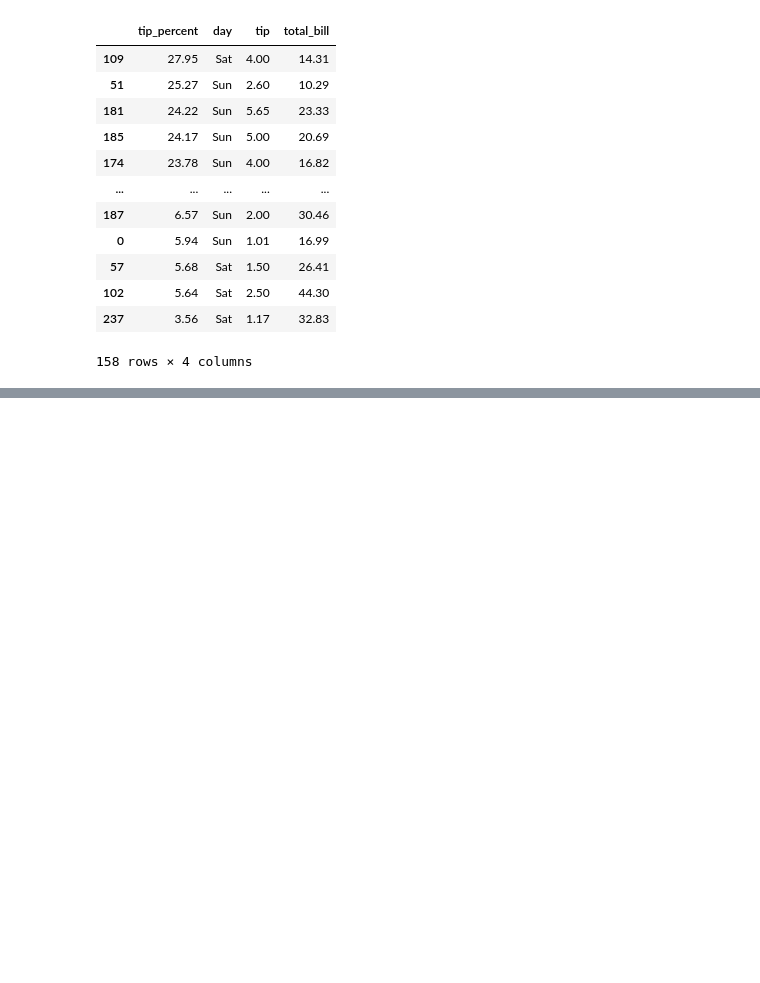
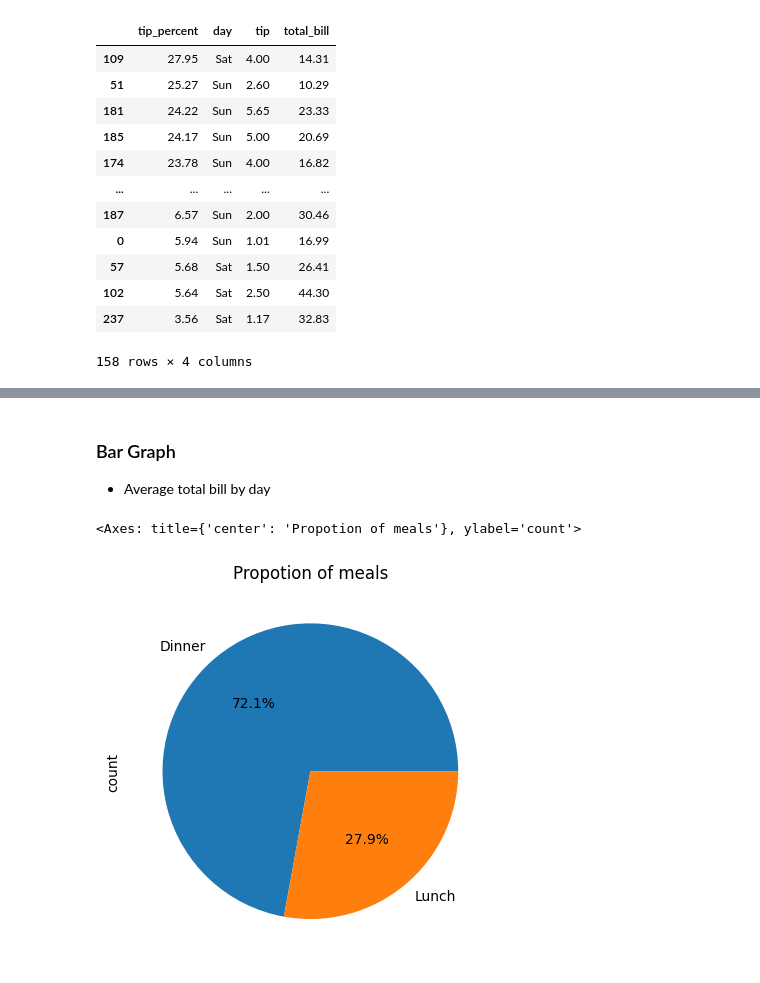
Before and after one commit to DharaKara/python-basics-sanlam, a Jupyter notebook: day16_pandas.ipynb, the cells around one changed output, grey strips where cells are left out. Cells and saved outputs as stored; diff of their text form; code cells hidden in the pictures; blank space fills up the shorter version.

```diff
--- a/day16_pandas.ipynb
+++ b/day16_pandas.ipynb
@@ -279,7 +269,6 @@ tips_df.tail(6).iloc[2:4, 1:5]
 # %% [markdown]
 ### task: find the rows with highest tip_percent. skip the first 5 on a weekend (sat & sun)
 # %%
-tips_df['tip_percent'] = round(((tips_df['tip'] / tips_df['total_bill']) * 100),2)
 weekends = tips_df[tips_df['day'].isin(['Sun', 'Sat'])].sort_values(by='tip_percent', ascending=False).iloc[5:]
 weekends
 # %% [output]
@@ -317,0 +460,23 @@ final_result
+# %% [markdown]
+### Bar Graph
+- Average total bill by day
+# %%
+# x-axis day y-axis avg
+# y_avg_total_bill = tips_df.groupby('day')['total_bill'].mean()
+# x_days = y_avg_total_bill.index
+# plt.bar(x_days, y_avg_total_bill, color="crimson", alpha=0.2)
+# plt.xlabel("Days")
+# plt.ylabel("Average sales in R")
+# plt.title("Average sales in the week ")
+
+# series
+# y_avg_total_bill.plot(kind="bar", xlabel="Days", ylabel="Average sales in the week", color="Crimson", alpha=0.2)
+# y_avg_total_bill.plot(kind="pie", autopct='%1.1f%%', title="Average sales in the week")
+
+### Task: Create a pie chart comparing how many times people on time of the time of the day (Dinner, Lunch)
+y_axis = tips_df['time'].value_counts()
+x_axis = y_axis.index
+y_axis.plot(kind="pie", autopct='%1.1f%%', title="Propotion of meals")
+# %% [output]
+<Axes: title={'center': 'Propotion of meals'}, ylabel='count'>
+[figure, added]
```
Also changed, not shown: parts of 25 cells of this notebook.
